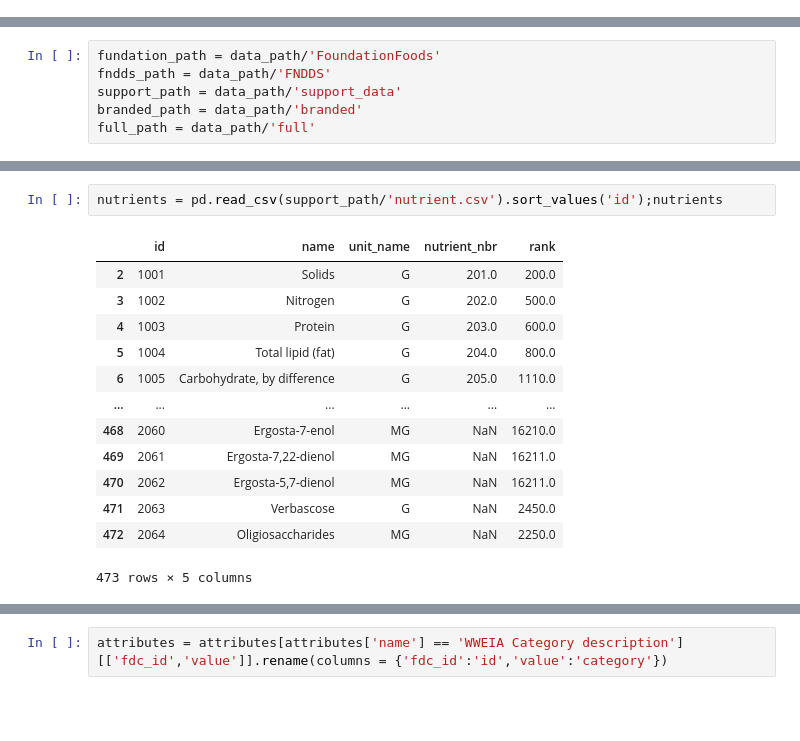
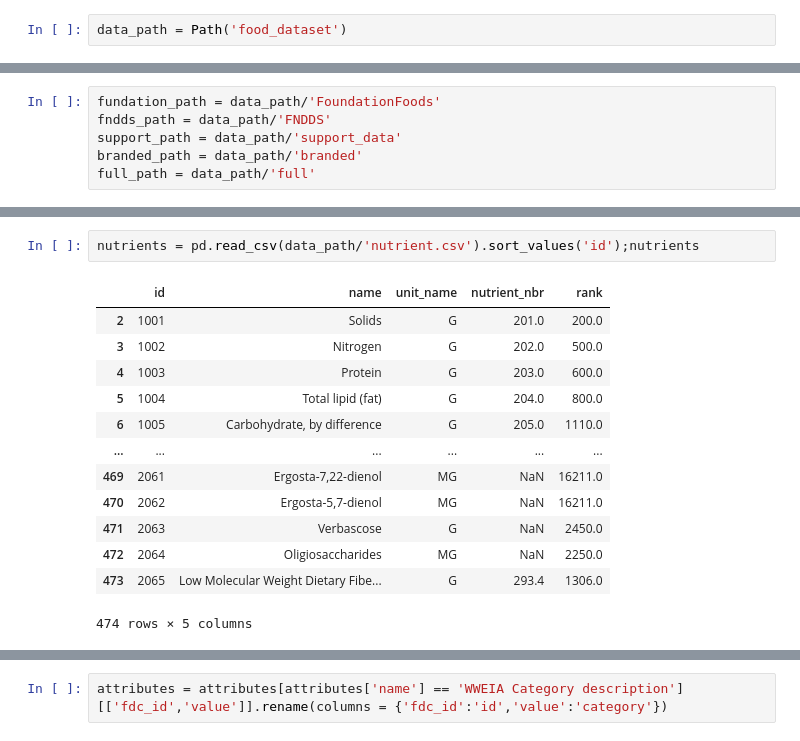
Before and after one commit to DmitriyG228/food, a Jupyter notebook: usda_parsing.ipynb, the cells around one changed output, grey strips where cells are left out. Saved outputs shown, nothing was run; the diff lists cells and outputs as text; blank space fills up the shorter version.

```diff
--- a/usda_parsing.ipynb
+++ b/usda_parsing.ipynb
@@ -12,0 +14,2 @@ import numpy as np
+# %%
+data_path = Path('food_dataset')
@@ -19,17 +95,17 @@ full_path = data_path/'full'
 # %%
-nutrients = pd.read_csv(support_path/'nutrient.csv').sort_values('id');nutrients
+nutrients = pd.read_csv(data_path/'nutrient.csv').sort_values('id');nutrients
 # %% [output]
 |  | id | name | unit_name | nutrient_nbr | rank |
 | 2 | 1001 | Solids | G | 201.0 | 200.0 |
 | 3 | 1002 | Nitrogen | G | 202.0 | 500.0 |
 | 4 | 1003 | Protein | G | 203.0 | 600.0 |
 | 5 | 1004 | Total lipid (fat) | G | 204.0 | 800.0 |
 | 6 | 1005 | Carbohydrate, by difference | G | 205.0 | 1110.0 |
 | ... | ... | ... | ... | ... | ... |
-| 468 | 2060 | Ergosta-7-enol | MG | NaN | 16210.0 |
 | 469 | 2061 | Ergosta-7,22-dienol | MG | NaN | 16211.0 |
 | 470 | 2062 | Ergosta-5,7-dienol | MG | NaN | 16211.0 |
 | 471 | 2063 | Verbascose | G | NaN | 2450.0 |
 | 472 | 2064 | Oligiosaccharides | MG | NaN | 2250.0 |
+| 473 | 2065 | Low Molecular Weight Dietary Fibe... | G | 293.4 | 1306.0 |
-473 rows × 5 columns
+474 rows × 5 columns
 # %%
```
Also changed, not shown: parts of 10 cells of this notebook, 1 other file.
